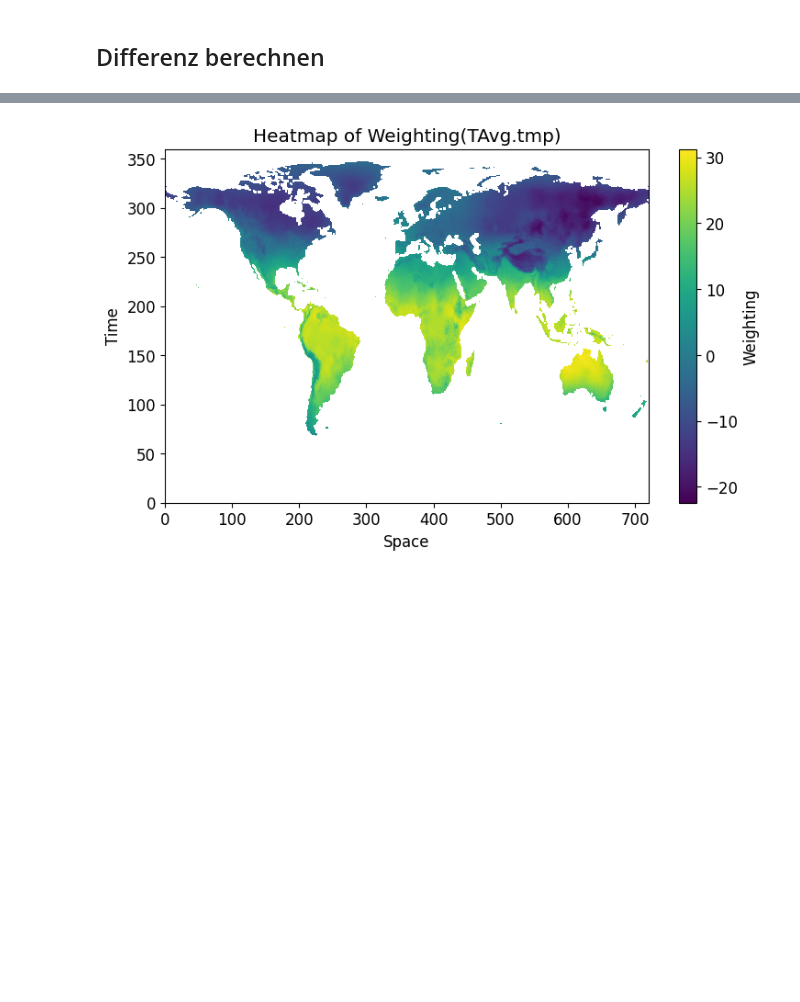
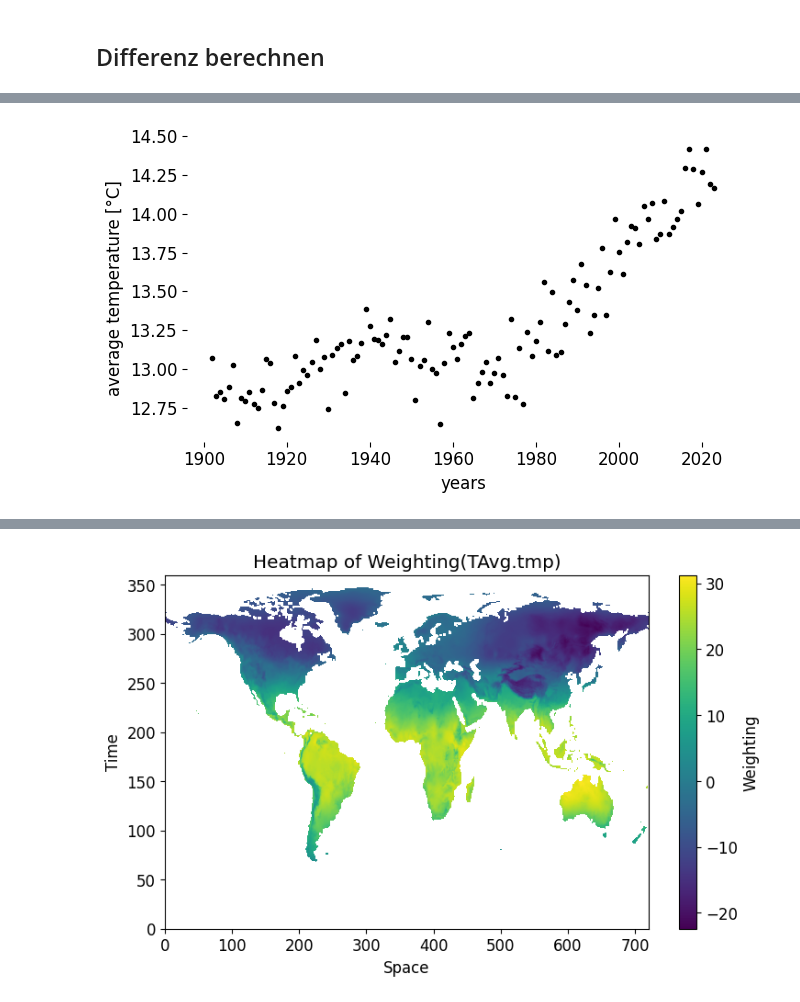
Before and after one commit to LeoausderDose/Praktikum_AWI, a Jupyter notebook: Bilder/DTR_TAvg_CRU_global/DTR_new_weighting.ipynb, the cells around one changed output, grey strips where cells are left out. Cells and saved outputs as stored; diff of their text form; code cells hidden in the pictures; blank space fills up the shorter version.

```diff
--- a/Bilder/DTR_TAvg_CRU_global/DTR_new_weighting.ipynb
+++ b/Bilder/DTR_TAvg_CRU_global/DTR_new_weighting.ipynb
@@ -38,14 +42,17 @@ plt.rcParams.update(custom_rc_params_small)
 # %% [markdown]
 ## Daten importieren
 # %%
-TMin_file = 'C:/Users/leonh/Desktop/Praktikum_AWI/data/cru_ts4.07.1901.2022.tmn.dat.nc/cru_ts4.07.1901.2022.tmn.dat.nc'
-TMax_file = 'C:/Users/leonh/Desktop/Praktikum_AWI/data/cru_ts4.07.1901.2022.tmx.dat.nc/cru_ts4.07.1901.2022.tmx.dat.nc'
+# TMin_file = 'C:/Users/leonh/Desktop/Praktikum_AWI/data/cru_ts4.07.1901.2022.tmn.dat.nc/cru_ts4.07.1901.2022.tmn.dat.nc'
+# TMax_file = 'C:/Users/leonh/Desktop/Praktikum_AWI/data/cru_ts4.07.1901.2022.tmx.dat.nc/cru_ts4.07.1901.2022.tmx.dat.nc'
 TAvg_file = 'C:/Users/leonh/Desktop/Praktikum_AWI/data/cru_ts4.07.1901.2022.tmp.dat.nc/cru_ts4.07.1901.2022.tmp.dat.nc'
+DTR_file = 'C:/Users/leonh/Desktop/Praktikum_AWI/data/cru_ts4.07.1901.2022.dtr.dat.nc/cru_ts4.07.1901.2022.dtr.dat.nc'
 
 
 
-TMin = xr.open_dataset(TMin_file)
-TMax = xr.open_dataset(TMax_file)
+
+# TMin = xr.open_dataset(TMin_file)
+# TMax = xr.open_dataset(TMax_file)
 TAvg = xr.open_dataset(TAvg_file)
+DTR = xr.open_dataset(DTR_file)
 # %% [markdown]
 ## Differenz berechnen
@@ -111,2 +76,3 @@ def weighting(arr, lat_min, lat_max, lon_min, lon_max):
 # %%
-test = weighting(TAvg.tmp, -90,90, -180,180)
+TAvg_year = TAvg.tmp.resample(time = 'Y').mean()
+TAvg_mean_year = weighting(TAvg_year, -90, 90, -180, 180)
@@ -118,0 +79,68 @@ plt.plot(TAvg.time, TAvg.tmp.mean(dim = ['lon', 'lat']), marker = '.', ls = '')
+# %%
+DTR_year = DTR.dtr.resample(time = 'Y').mean()
+DTR_mean_year = weighting(DTR_year, -90, 90, -180, 180)
+# %%
+startdate = '1901'
+
+TAvg_mean_year_after_1970 = TAvg_mean_year.sel(time=TAvg_mean_year['time'] >= pd.to_datetime(startdate))
+
+# Create the first plot
+fig1, ax1 = plt.subplots(figsize=(17 / 2.54, 4))
+
+# Plot the data for the first plot
+ax1.plot(TAvg_mean_year_after_1970.time, TAvg_mean_year_after_1970, marker='.', linestyle='', color='black', label='Average Temperature')
+ax1.set_xlabel('years')
+ax1.set_ylabel('average temperature [°C]', color='black')
+
+# Set the x-axis limit for the first plot
+#ax1.set_xlim(pd.to_datetime('1970',))
+
+# Remove the top and right spines for the first plot
+ax1.spines['top'].set_visible(False)
+ax1.spines['right'].set_visible(False)
+ax1.spines['bottom'].set_visible(False)
+ax1.spines['left'].set_visible(False)
+
+# Add a legend to the first plot
+lines1, labels1 = ax1.get_legend_handles_labels()
+#ax1.legend(lines1, labels1, loc='best')
+
+# Show the first plot
+plt.tight_layout()
+plt.savefig('CRU_data_TAvg_yearly_global_'+str(startdate)+ '.pdf')
+plt.savefig('CRU_data_TAvg_yearly_global_'+str(startdate)+ '.png',dpi = 300)
+plt.show()
+
+
+DTR_mean_year_after_1970 = DTR_mean_year.sel(time=DTR_mean_year['time'] >= pd.to_datetime(startdate))
+# Create the second plot
+fig2, ax2 = plt.subplots(figsize=(17 / 2.54, 4))
+
+# Plot the data for the second plot
+ax2.plot(DTR_mean_year_after_1970.time, DTR_mean_year_after_1970, marker='.', linestyle='', color='black', label='DTR')
+ax2.set_xlabel('years')
+ax2.set_ylabel('DTR [°C]')
+
+# Set the x-axis limit for the second plot
+#ax2.set_xlim(pd.to_datetime('1970',))
+
+# Set the y-axis limits for the second plot
+#ax2.set_ylim(7.15, 7.6)
+
+# Remove the top and right spines for the second plot
+ax2.spines['top'].set_visible(False)
+ax2.spines['right'].set_visible(False)
+ax2.spines['bottom'].set_visible(False)
+ax2.spines['left'].set_visible(False)
+
+# Add a legend to the second plot
+lines2, labels2 = ax2.get_legend_handles_labels()
+#ax2.legend(lines2, labels2, loc='best')
+
+# Show the second plot
+plt.tight_layout()
+plt.savefig('CRU_data_DTR_yearly_global_'+str(startdate)+ '.pdf')
+plt.savefig('CRU_data_DTR_yearly_global_'+str(startdate)+ '.png',dpi = 300)
+plt.show()
+# %% [output]
+[figure, added]
```
Also changed, not shown: parts of 34 cells of this notebook, 15 other files.
